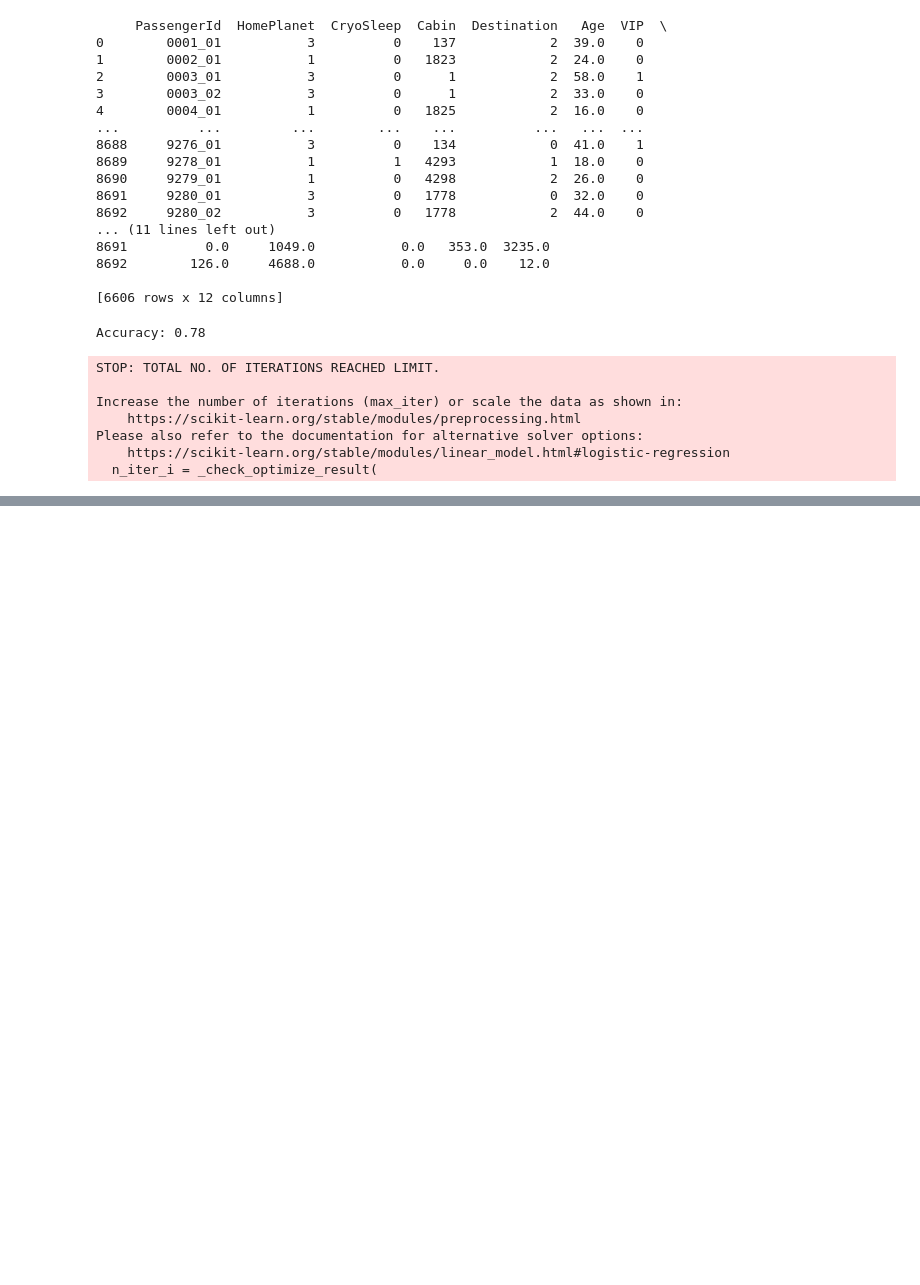
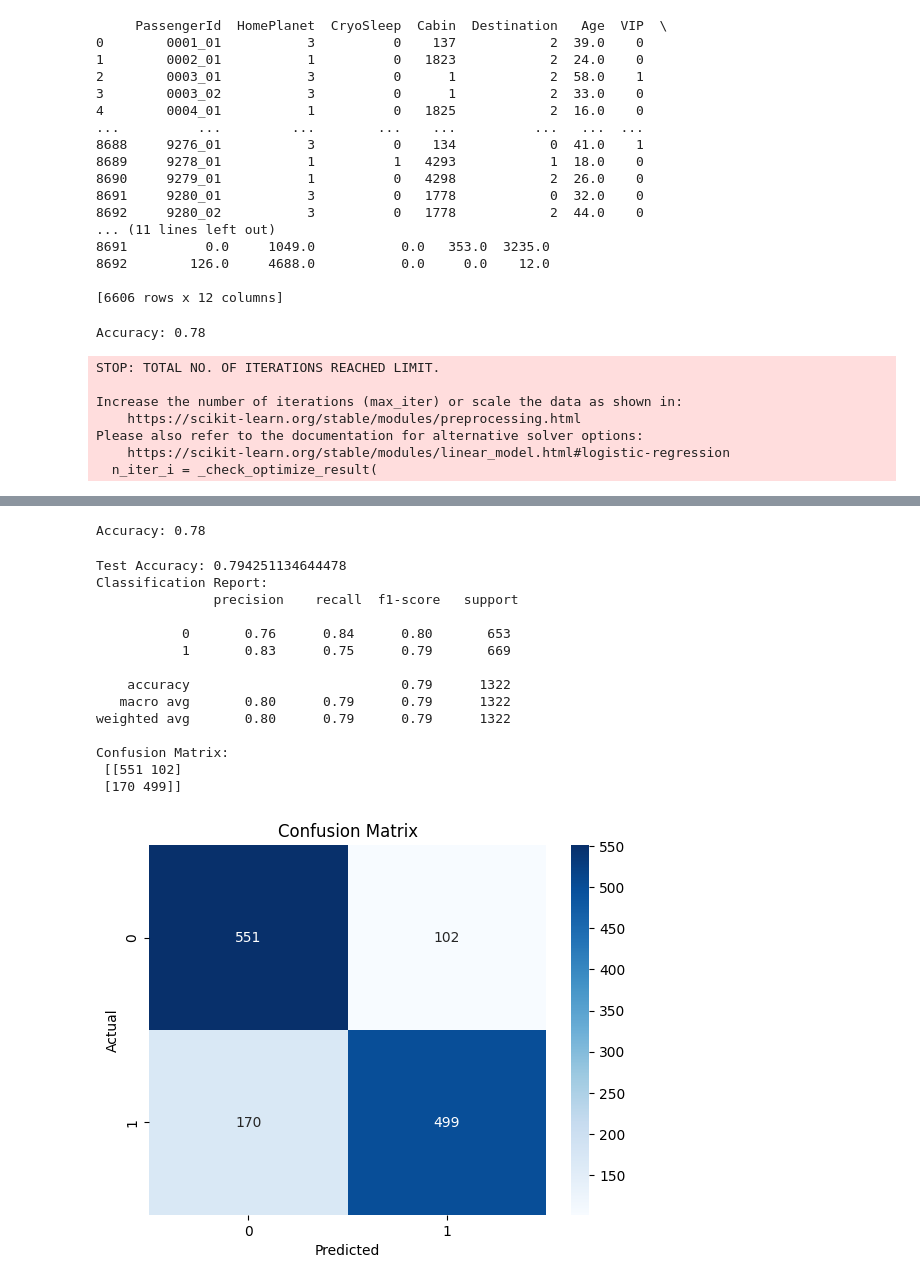
Before and after one commit to Sameer513-code/Kaggle-Spaceship-Titanic-Dataset, a Jupyter notebook: main.ipynb, the cells around one changed output, grey strips where cells are left out. Drawn from its saved outputs; the diff is of its cells as text; code cells hidden in the pictures; blank space fills up the shorter version.

Commit message:
training the model

```diff
--- a/main.ipynb
+++ b/main.ipynb
@@ -191,0 +230,70 @@ Please also refer to the documentation for alternative solver options:
+# %%
+#Train the model with these best parameters
+best_model = grid_search.best_estimator_
+best_model.fit(X_train, y_train)
+y_pred = best_model.predict(X_test)
+# Evaluate the accuracy
+accuracy = accuracy_score(y_test, y_pred)
+print(f"Accuracy: {accuracy:.2f}")
+# %% [output]
+Accuracy: 0.78
+# %%
+# Import necessary libraries
+from sklearn.model_selection import train_test_split # Used to split the data
+from sklearn.neighbors import KNeighborsClassifier #Contains model code
+from sklearn.preprocessing import StandardScaler #To scale the value
+from sklearn.metrics import accuracy_score, classification_report, confusion_matrix
+import seaborn as sns
+import matplotlib.pyplot as plt
+
+# Assume X and y are your features and target variable
+# Split the data into training and testing sets
+X_train, X_test, y_train, y_test = train_test_split(X, y, test_size=0.2, random_state=42)
+
+# Step 1: Scale the Features
+scaler = StandardScaler()
+X_train_scaled = scaler.fit_transform(X_train)
+X_test_scaled = scaler.transform(X_test)
+
+# Step 2: Train the KNN Model
+k = 60  # Number of neighbors
+knn = KNeighborsClassifier(n_neighbors=k)
+knn.fit(X_train_scaled, y_train)
+
+# Step 3: Make Predictions on Test Data
+y_pred = knn.predict(X_test_scaled)
+
+# Step 4: Evaluate the Model
+# Accuracy
+accuracy = accuracy_score(y_test, y_pred)
+print("Test Accuracy:", accuracy)
+
+# Classification Report
+print("Classification Report:\n", classification_report(y_test, y_pred))
+
+# Confusion Matrix
+conf_matrix = confusion_matrix(y_test, y_pred)
+print("Confusion Matrix:\n", conf_matrix)
+
+# Step 5: Visualize the Confusion Matrix
+sns.heatmap(conf_matrix, annot=True, fmt='d', cmap='Blues')
+plt.xlabel('Predicted')
+plt.ylabel('Actual')
+plt.title('Confusion Matrix')
+plt.show()
+# %% [output]
+Test Accuracy: 0.794251134644478
+Classification Report:
+               precision    recall  f1-score   support
+
+           0       0.76      0.84      0.80       653
+           1       0.83      0.75      0.79       669
+
+    accuracy                           0.79      1322
+   macro avg       0.80      0.79      0.79      1322
+weighted avg       0.80      0.79      0.79      1322
+
+Confusion Matrix:
+ [[551 102]
+ [170 499]]
+[figure, added]
```
Also changed, not shown: parts of 1 cell of this notebook.
